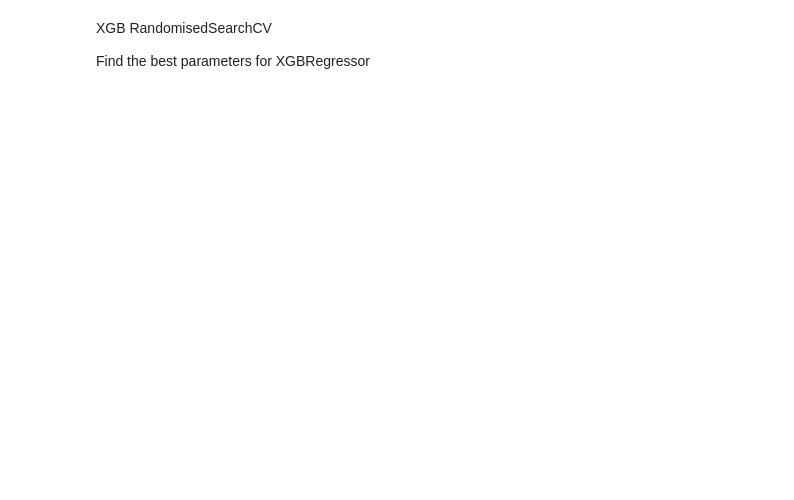
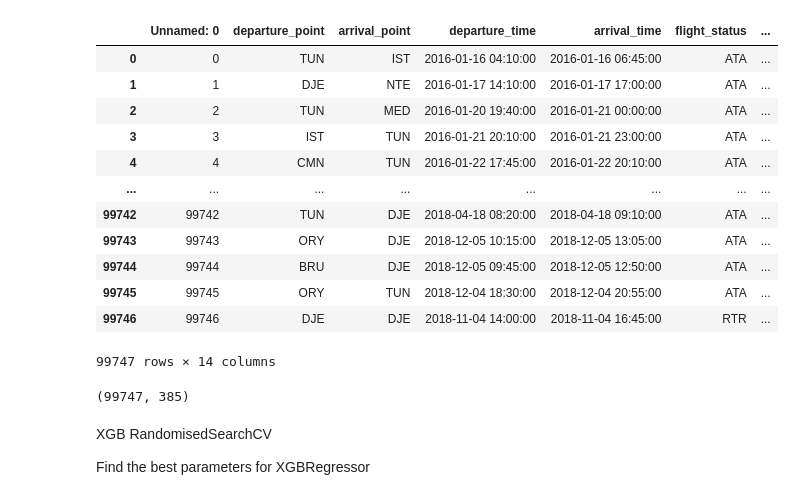
Before and after one commit to marcok10/ds-ml-project, a Jupyter notebook: data_stacking.ipynb, the cells around one changed output. Drawn from its saved outputs; the diff is of its cells as text; code cells hidden in the pictures; blank space fills up the shorter version.

```diff
--- a/data_stacking.ipynb
+++ b/data_stacking.ipynb
@@ -13,7 +14,23 @@ import pandas as pd
 
 RSEED = 42
 # %%
-df_train_prepro = pd.read_csv('data/preprocessed_train_data.csv')
+df_train_prepro = pd.read_csv('data/data_with_holidays_and_lengths.csv')
+# %%
+df_train_prepro
+# %% [output]
+|  | Unnamed: 0 | departure_point | arrival_point | departure_time | arrival_time | flight_status | ... |
+| 0 | 0 | TUN | IST | 2016-01-16 04:10:00 | 2016-01-16 06:45:00 | ATA | ... |
+| 1 | 1 | DJE | NTE | 2016-01-17 14:10:00 | 2016-01-17 17:00:00 | ATA | ... |
+| 2 | 2 | TUN | MED | 2016-01-20 19:40:00 | 2016-01-21 00:00:00 | ATA | ... |
+| 3 | 3 | IST | TUN | 2016-01-21 20:10:00 | 2016-01-21 23:00:00 | ATA | ... |
+| 4 | 4 | CMN | TUN | 2016-01-22 17:45:00 | 2016-01-22 20:10:00 | ATA | ... |
+| ... | ... | ... | ... | ... | ... | ... | ... |
+| 99742 | 99742 | TUN | DJE | 2018-04-18 08:20:00 | 2018-04-18 09:10:00 | ATA | ... |
+| 99743 | 99743 | ORY | DJE | 2018-12-05 10:15:00 | 2018-12-05 13:05:00 | ATA | ... |
+| 99744 | 99744 | BRU | DJE | 2018-12-05 09:45:00 | 2018-12-05 12:50:00 | ATA | ... |
+| 99745 | 99745 | ORY | TUN | 2018-12-04 18:30:00 | 2018-12-04 20:55:00 | ATA | ... |
+| 99746 | 99746 | DJE | DJE | 2018-11-04 14:00:00 | 2018-11-04 16:45:00 | RTR | ... |
+99747 rows × 14 columns
 # %%
 y = df_train_prepro['target']
 X = df_train_prepro.drop(columns=['target', 'Unnamed: 0'])
@@ -35,6 +52,10 @@ X_encoded = np.hstack([X_num, X_cat])
 
 # Now split the encoded data
 X_train_1, X_train_2, y_train_1, y_train_2 = train_test_split(X_encoded, y, stratify=y, test_size=0.2, random_state=RSEED)
+# %%
+X_encoded.shape
+# %% [output]
+(99747, 385)
 # %% [markdown]
 XGB RandomisedSearchCV
 
```
Also changed, not shown: parts of 15 cells of this notebook, 18 other files.
